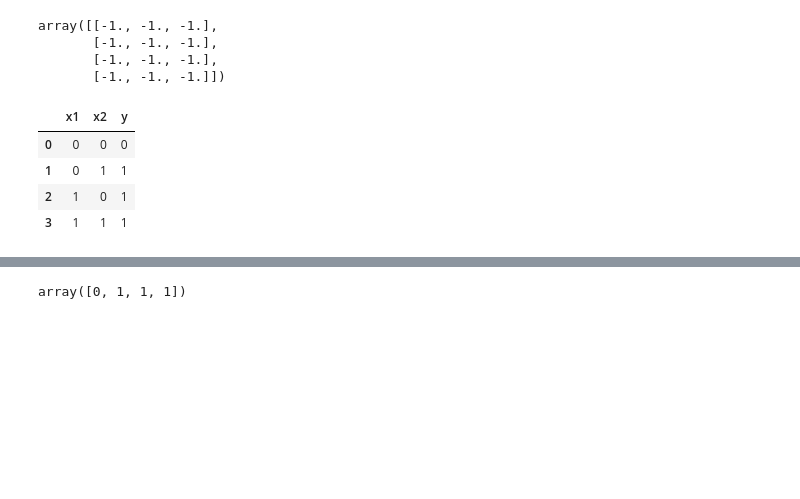
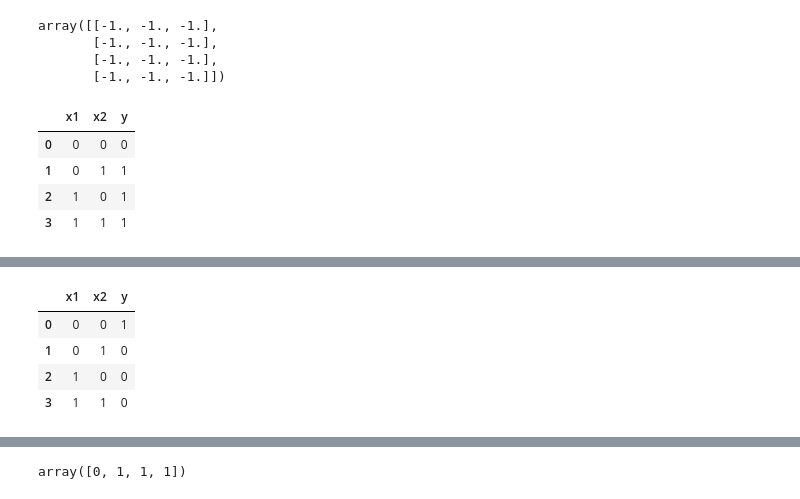
Before and after one commit to deveshpatil619/Perceptron_implimentation, a Jupyter notebook: Research_env/Perceptron implimentation.ipynb, the cells around one changed output, grey strips where cells are left out. Cells and saved outputs as stored; diff of their text form; code cells hidden in the pictures; blank space fills up the shorter version.

```diff
--- a/Research_env/Perceptron implimentation.ipynb
+++ b/Research_env/Perceptron implimentation.ipynb
@@ -90,3 +134,20 @@ df_OR
+# %%
+# This is NAND Gate table
+
+NAND = {
+    "x1" : [0,0,1,1],
+    "x2" : [0,1,0,1],
+    "y"  : [1,0,0,0]
+}
+
+df_NAND = pd.DataFrame(NAND)  ## putting into the Dataframe
+df_NAND
+# %% [output]
+|  | x1 | x2 | y |
+| 0 | 0 | 0 | 1 |
+| 1 | 0 | 1 | 0 |
+| 2 | 1 | 0 | 0 |
+| 3 | 1 | 1 | 0 |
 # %%
 def prepare_data(df, target_col = "y"):
     X = df.drop(target_col, axis=1)
```
Also changed, not shown: parts of 17 cells of this notebook.
